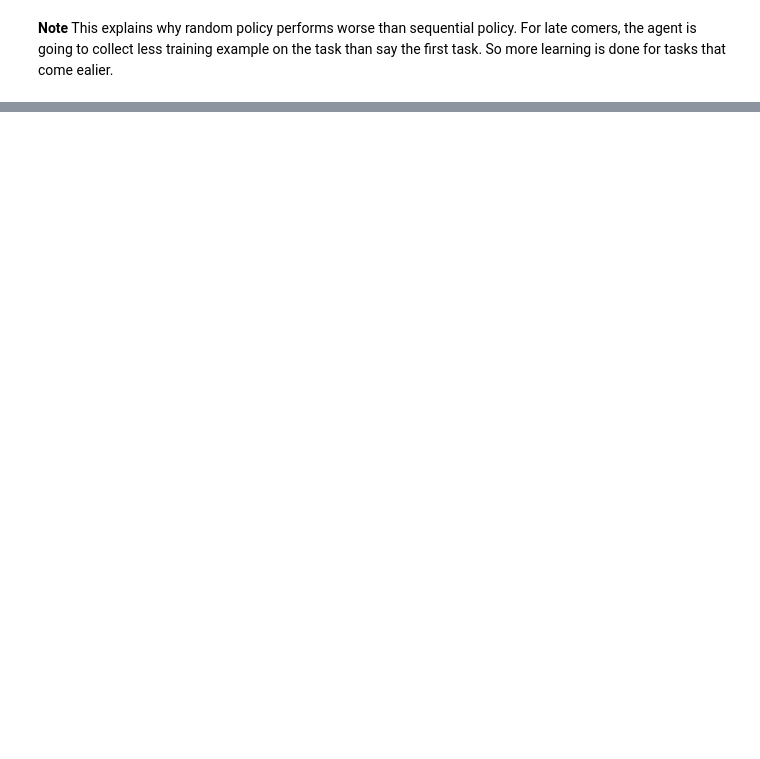
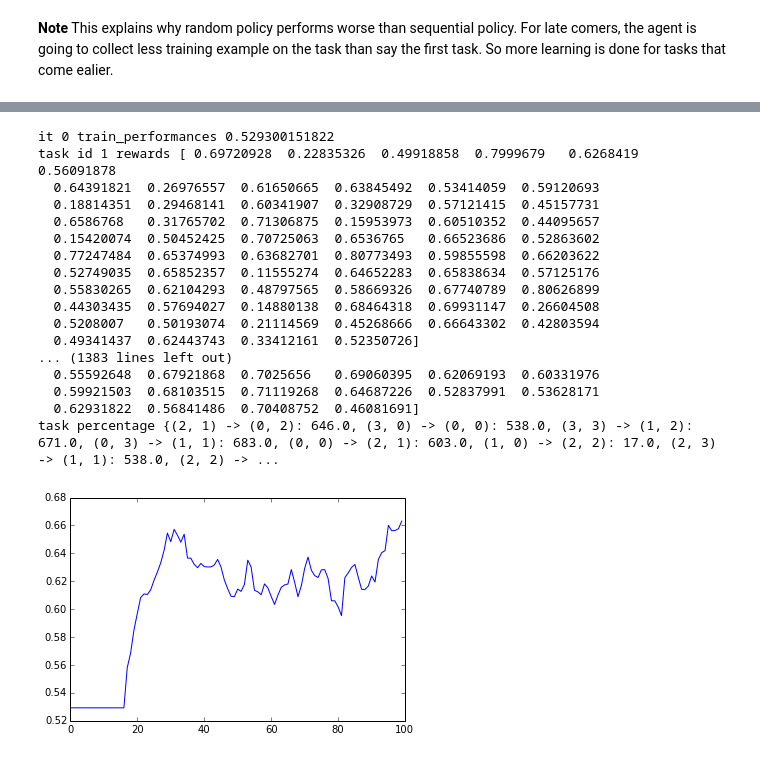
Before and after one commit to strin/curriculum-deep-RL, a Jupyter notebook: scripts/uvfa/horizon-trick.ipynb, the cells around one changed output, grey strips where cells are left out. Saved outputs shown, nothing was run; the diff lists cells and outputs as text; code cells hidden in the pictures; blank space fills up the shorter version.

```diff
--- a/scripts/uvfa/horizon-trick.ipynb
+++ b/scripts/uvfa/horizon-trick.ipynb
@@ -217,0 +251,22 @@ task percentage {(0, 2) -> (1, 2): 0.0011051468266498263, (0, 1) -> (0, 0): 0.09
+# %%
+# start training level-3 tasks.
+learn_func(dqn, tasks[3])
+# %% [output]
+it 0 train_performances 0.529300151822
+task id 1 rewards [ 0.69720928  0.22835326  0.49918858  0.7999679   0.6268419   0.56091878
+  0.64391821  0.26976557  0.61650665  0.63845492  0.53414059  0.59120693
+  0.18814351  0.29468141  0.60341907  0.32908729  0.57121415  0.45157731
+  0.6586768   0.31765702  0.71306875  0.15953973  0.60510352  0.44095657
+  0.15420074  0.50452425  0.70725063  0.6536765   0.66523686  0.52863602
+  0.77247484  0.65374993  0.63682701  0.80773493  0.59855598  0.66203622
+  0.52749035  0.65852357  0.11555274  0.64652283  0.65838634  0.57125176
+  0.55830265  0.62104293  0.48797565  0.58669326  0.67740789  0.80626899
+  0.44303435  0.57694027  0.14880138  0.68464318  0.69931147  0.26604508
+  0.5208007   0.50193074  0.21114569  0.45268666  0.66643302  0.42803594
+  0.49341437  0.62443743  0.33412161  0.52350726]
+... (1383 lines left out)
+  0.55592648  0.67921868  0.7025656   0.69060395  0.62069193  0.60331976
+  0.59921503  0.68103515  0.71119268  0.64687226  0.52837991  0.53628171
+  0.62931822  0.56841486  0.70408752  0.46081691]
+task percentage {(2, 1) -> (0, 2): 646.0, (3, 0) -> (0, 0): 538.0, (3, 3) -> (1, 2): 671.0, (0, 3) -> (1, 1): 683.0, (0, 0) -> (2, 1): 603.0, (1, 0) -> (2, 2): 17.0, (2, 3) -> (1, 1): 538.0, (2, 2) -> ...
+[figure, added]
```
Also changed, not shown: parts of 13 cells of this notebook, 3 other files.
